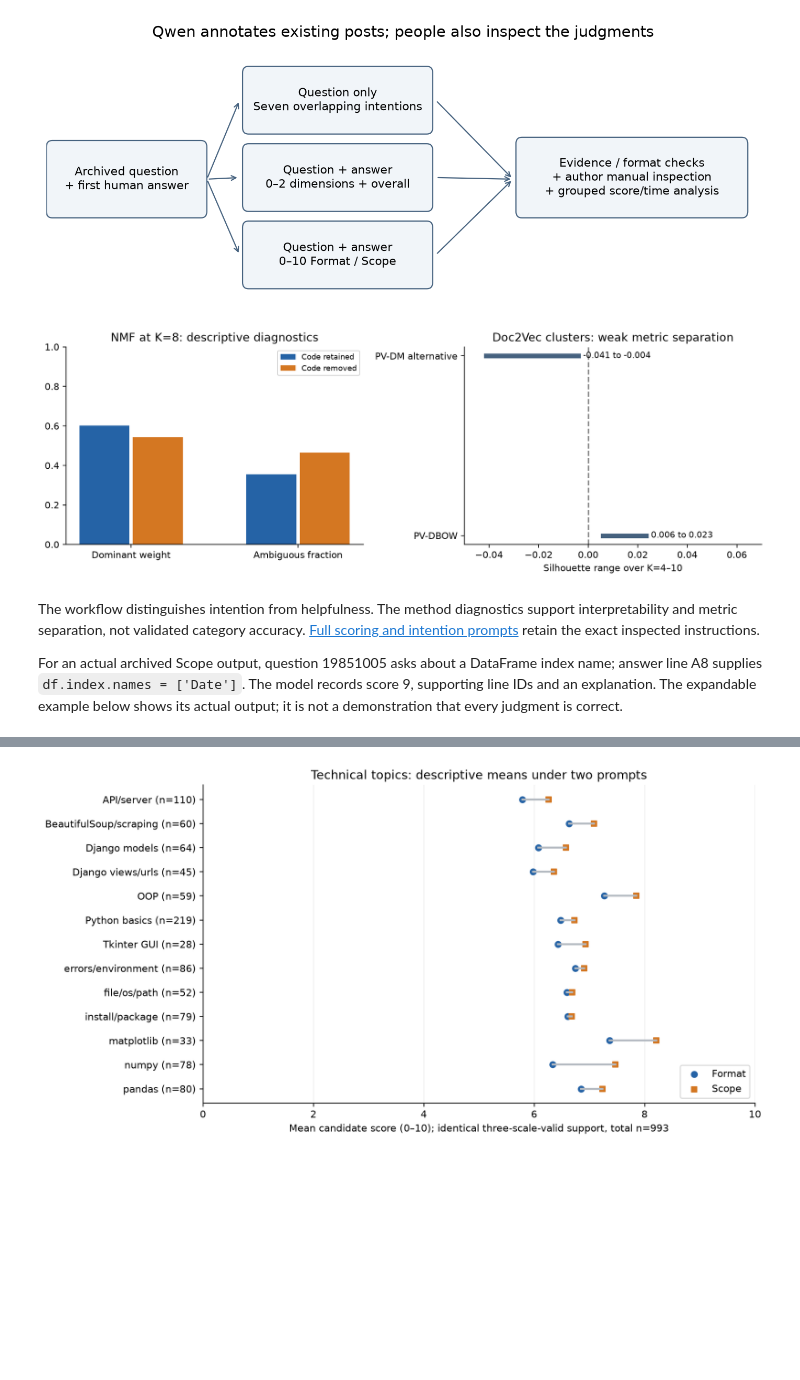
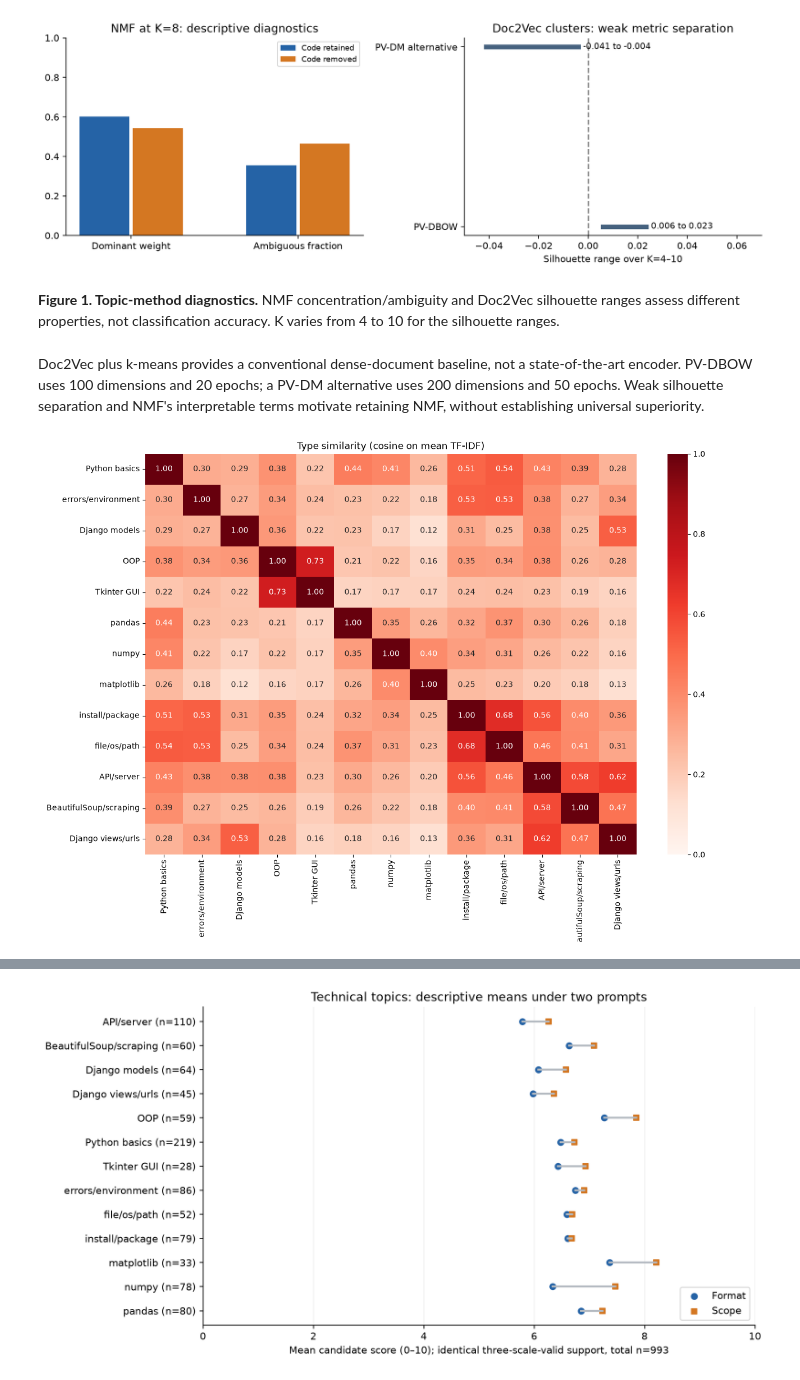
Before and after one commit to H-juanfeng-Z/SOSC314__Keyue_Li__Yihan_Wang__Zi_Hu, a Jupyter notebook: final_report/report.ipynb, the cells around one changed output, grey strips where cells are left out. Drawn from its saved outputs; the diff is of its cells as text; code cells hidden in the pictures; blank space fills up the shorter version.

Commit message:
Complete notebook report with group results, partner figures and reproducibility checks

```diff
--- a/final_report/report.ipynb
+++ b/final_report/report.ipynb
@@ -165,10 +196,12 @@ emit(fig,'composition_adjustment.png')
 # %%
-display(Image(filename='figures/qwen_workflow.png'))
 display(Image(filename='figures/topic_method_diagnostics.png'))
 # %% [output]
-[figure, old version]
+[figure, new version]
-[figure, removed]
-# %% [markdown]
-The workflow distinguishes intention from helpfulness. The method diagnostics support interpretability and metric separation, not validated category accuracy. [Full scoring and intention prompts](qwen_prompts.json) retain the exact inspected instructions.
-
-For an actual archived Scope output, question 19851005 asks about a DataFrame index name; answer line A8 supplies `df.index.names = ['Date']`. The model records score 9, supporting line IDs and an explanation. The expandable example below shows its actual output; it is not a demonstration that every judgment is correct.
+# %% [markdown]
+**Figure 1. Topic-method diagnostics.** NMF concentration/ambiguity and Doc2Vec silhouette ranges assess different properties, not classification accuracy. K varies from 4 to 10 for the silhouette ranges.
+# %% [markdown]
+Doc2Vec plus k-means provides a conventional dense-document baseline, not a state-of-the-art encoder. PV-DBOW uses 100 dimensions and 20 epochs; a PV-DM alternative uses 200 dimensions and 50 epochs. Weak silhouette separation and NMF's interpretable terms motivate retaining NMF, without establishing universal superiority.
+# %%
+display(Image(filename='assets/yihan_topic_similarity.png'))
+# %% [output]
+[figure, added]
```
Also changed, not shown: parts of 50 cells of this notebook, 18 other files.
